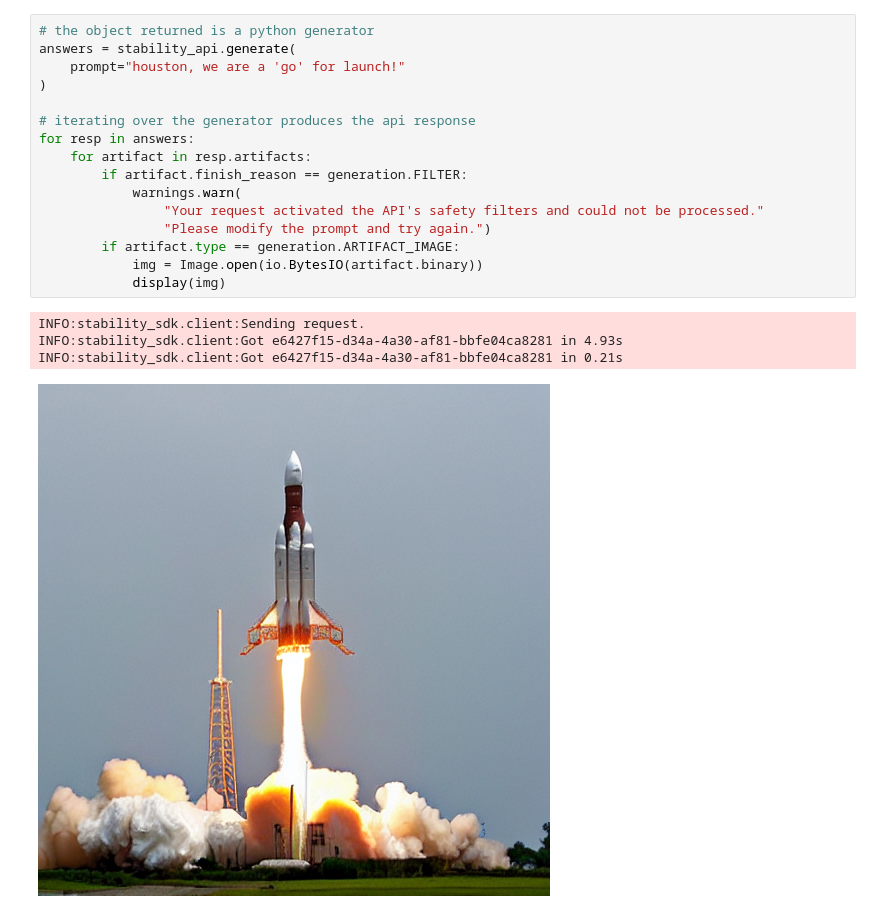
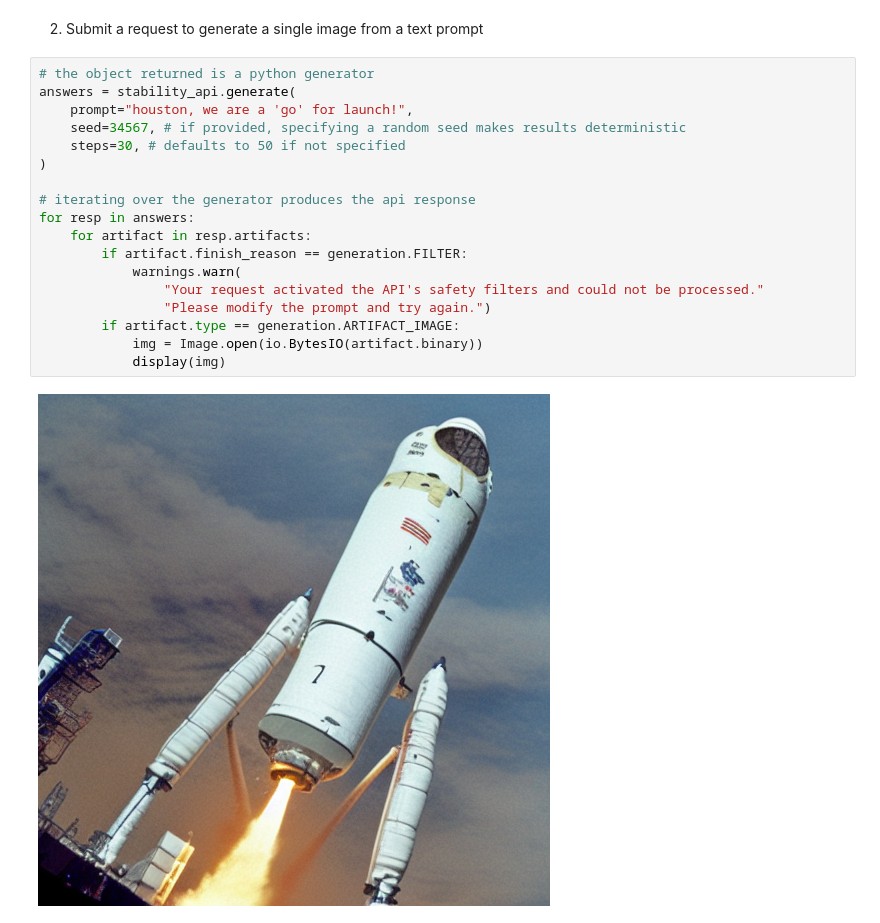
Before and after one commit to Stability-AI/stability-sdk, a Jupyter notebook: nbs/demo_colab.ipynb, the cells around one changed output. Cells and saved outputs as stored; diff of their text form.

```diff
--- a/nbs/demo_colab.ipynb
+++ b/nbs/demo_colab.ipynb
@@ -27,21 +31,22 @@ INFO:stability_sdk.client:Channel opened to grpc.stability.ai:443
+# %% [markdown]
+2. Submit a request to generate a single image from a text prompt
 # %%
 # the object returned is a python generator
 answers = stability_api.generate(
-    prompt="houston, we are a 'go' for launch!"
+    prompt="houston, we are a 'go' for launch!",
+    seed=34567, # if provided, specifying a random seed makes results deterministic
+    steps=30, # defaults to 50 if not specified
 )
 
 # iterating over the generator produces the api response
 for resp in answers:
     for artifact in resp.artifacts:
         if artifact.finish_reason == generation.FILTER:
             warnings.warn(
                 "Your request activated the API's safety filters and could not be processed."
                 "Please modify the prompt and try again.")
         if artifact.type == generation.ARTIFACT_IMAGE:
             img = Image.open(io.BytesIO(artifact.binary))
             display(img)
 # %% [output]
-INFO:stability_sdk.client:Sending request.
-INFO:stability_sdk.client:Got e6427f15-d34a-4a30-af81-bbfe04ca8281 in 4.93s
-INFO:stability_sdk.client:Got e6427f15-d34a-4a30-af81-bbfe04ca8281 in 0.21s
-[figure, old version]
+[figure, new version]
```
Also changed, not shown: parts of 6 cells of this notebook, 3 other files.
